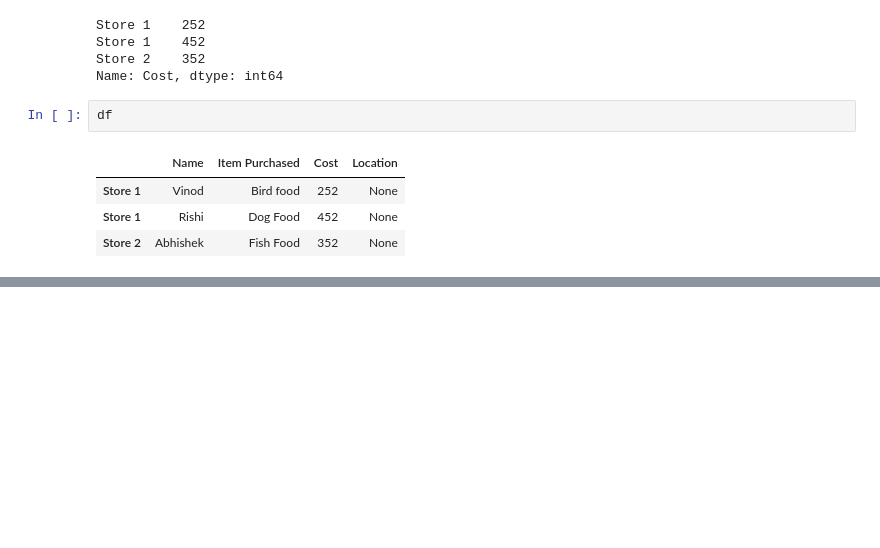
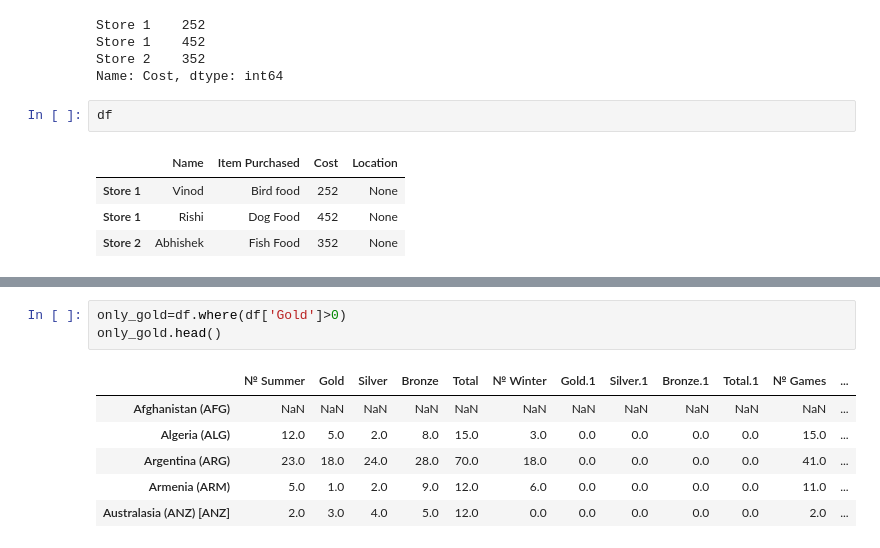
Before and after one commit to Abhi2021/self-ML-notebooks, a Jupyter notebook: Coursera ML files/Coursera files provided Course 1/C1Week2.ipynb, the cells around one changed output, grey strips where cells are left out. Saved outputs shown, nothing was run; the diff lists cells and outputs as text; blank space fills up the shorter version.

```diff
--- a/Coursera ML files/Coursera files provided Course 1/C1Week2.ipynb
+++ b/Coursera ML files/Coursera files provided Course 1/C1Week2.ipynb
@@ -372,0 +497,10 @@ df
+# %%
+only_gold=df.where(df['Gold']>0)
+only_gold.head()
+# %% [output]
+|  | № Summer | Gold | Silver | Bronze | Total | № Winter | Gold.1 | Silver.1 | Bronze.1 | Total.1 | № Games | ... |
+| Afghanistan (AFG) | NaN | NaN | NaN | NaN | NaN | NaN | NaN | NaN | NaN | NaN | NaN | ... |
+| Algeria (ALG) | 12.0 | 5.0 | 2.0 | 8.0 | 15.0 | 3.0 | 0.0 | 0.0 | 0.0 | 0.0 | 15.0 | ... |
+| Argentina (ARG) | 23.0 | 18.0 | 24.0 | 28.0 | 70.0 | 18.0 | 0.0 | 0.0 | 0.0 | 0.0 | 41.0 | ... |
+| Armenia (ARM) | 5.0 | 1.0 | 2.0 | 9.0 | 12.0 | 6.0 | 0.0 | 0.0 | 0.0 | 0.0 | 11.0 | ... |
+| Australasia (ANZ) [ANZ] | 2.0 | 3.0 | 4.0 | 5.0 | 12.0 | 0.0 | 0.0 | 0.0 | 0.0 | 0.0 | 2.0 | ... |
```
Also changed, not shown: parts of 24 cells of this notebook, 1 other file.
